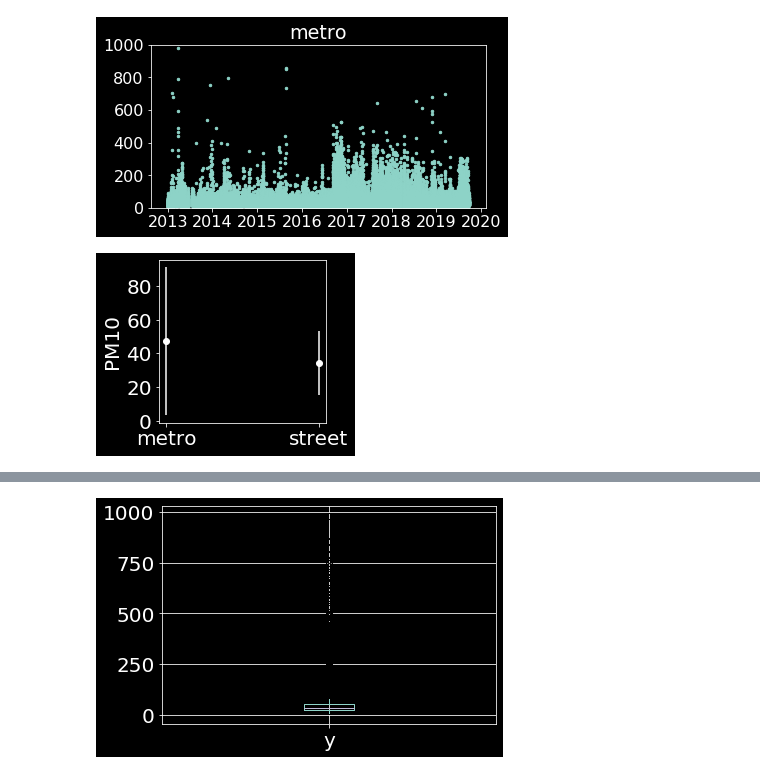
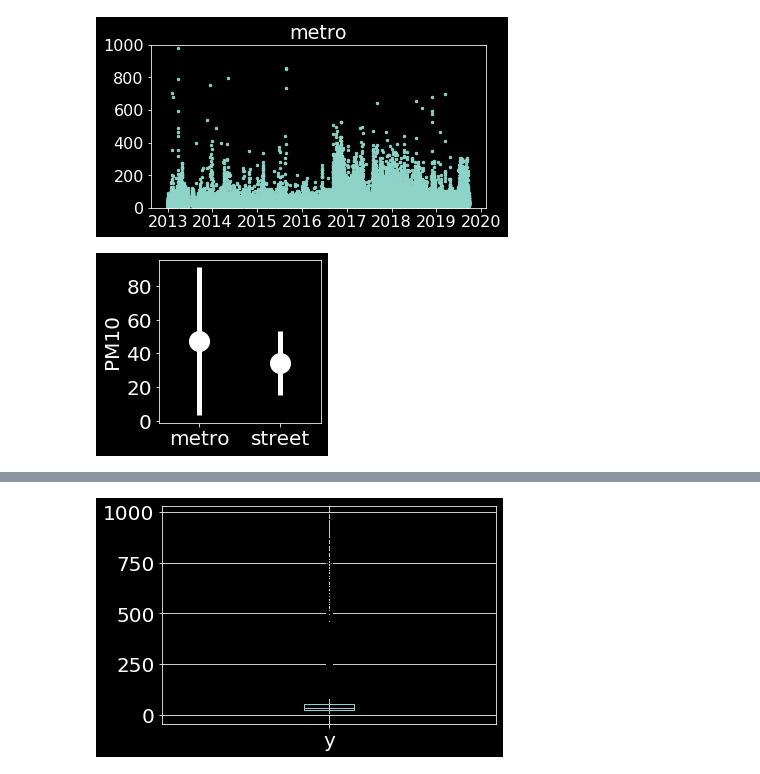
Before and after one commit to aety/insight, a Jupyter notebook: RATP/air/pickleToData_metroVsStreet.ipynb, the cells around one changed output, grey strips where cells are left out. Drawn from its saved outputs; the diff is of its cells as text; code cells hidden in the pictures.

Commit message:
added new summary plot (scattered)

```diff
--- a/RATP/air/pickleToData_metroVsStreet.ipynb
+++ b/RATP/air/pickleToData_metroVsStreet.ipynb
@@ -75,25 +76,27 @@ plt.savefig('pickleToData_metro.png',transparent=True)
 [figure]
 # %%
 # plot mean +- std
-#plt.style.use('dark_background')
+plt.style.use('dark_background')
 
 m1 = pd.DataFrame.mean(df1.y)
 m2 = pd.DataFrame.mean(df2.y)
 s1 = pd.DataFrame.std(df1.y)
 s2 = pd.DataFrame.std(df2.y)
 
 mx1 = pd.DataFrame.max(df1.y)
 mn1 = pd.DataFrame.min(df1.y)
 mx2 = pd.DataFrame.max(df2.y)
 mn2 = pd.DataFrame.min(df2.y)
 x = [1,2]
 y = [m1,m2]
 dy = [s1,s2]
 plt.figure(figsize=(3,3))
-plt.errorbar(x, y, yerr=dy, fmt='ow');
+plt.errorbar(x, y, yerr=dy, fmt='ow',markersize=20,elinewidth=5);
 plt.ylabel('PM10',fontsize=20)
 plt.yticks(fontsize=20)
+plt.xlim(0.5,2.5)
 plt.xticks(ticks=[1,2], labels=['metro','street'],fontsize=20)
+plt.gcf().subplots_adjust(left=0.15)
 plt.savefig('pickleToData_plotComparison_summary.png',transparent=True)
 # %% [output]
-[figure, old version]
+[figure, new version]
```
Also changed, not shown: parts of 2 cells of this notebook, 2 other files.
